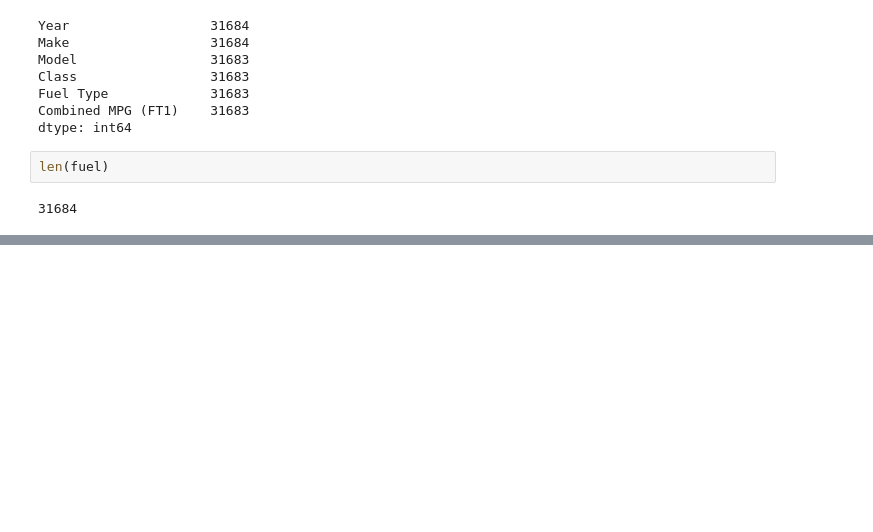
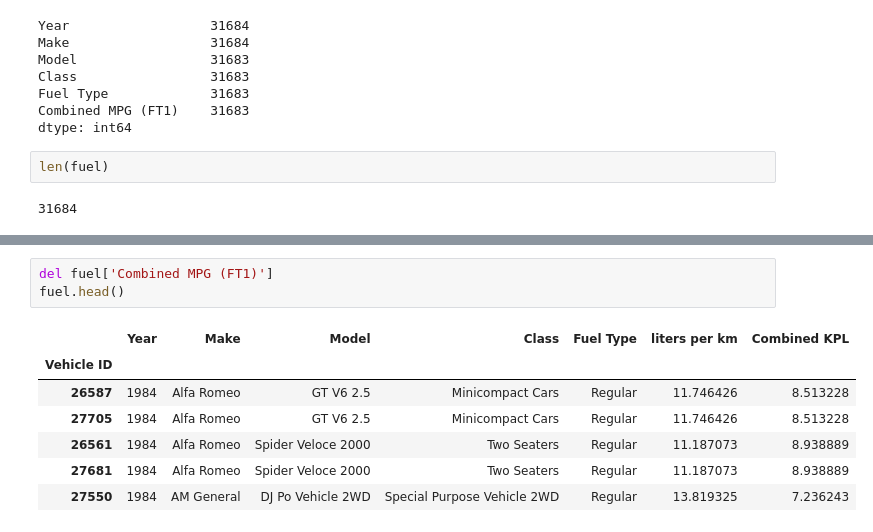
Before and after one commit to Byienio/Pandas_pg, a Jupyter notebook: DataFrames.ipynb, the cells around one changed output, grey strips where cells are left out. Cells and saved outputs as stored; diff of their text form; blank space fills up the shorter version.

```diff
--- a/DataFrames.ipynb
+++ b/DataFrames.ipynb
@@ -204,0 +318,11 @@ len(fuel)
+# %%
+del fuel['Combined MPG (FT1)']
+fuel.head()
+# %% [output]
+|  | Year | Make | Model | Class | Fuel Type | liters per km | Combined KPL |
+| Vehicle ID |  |  |  |  |  |  |  |
+| 26587 | 1984 | Alfa Romeo | GT V6 2.5 | Minicompact Cars | Regular | 11.746426 | 8.513228 |
+| 27705 | 1984 | Alfa Romeo | GT V6 2.5 | Minicompact Cars | Regular | 11.746426 | 8.513228 |
+| 26561 | 1984 | Alfa Romeo | Spider Veloce 2000 | Two Seaters | Regular | 11.187073 | 8.938889 |
+| 27681 | 1984 | Alfa Romeo | Spider Veloce 2000 | Two Seaters | Regular | 11.187073 | 8.938889 |
+| 27550 | 1984 | AM General | DJ Po Vehicle 2WD | Special Purpose Vehicle 2WD | Regular | 13.819325 | 7.236243 |
```
Also changed, not shown: parts of 16 cells of this notebook, 1 other file.
